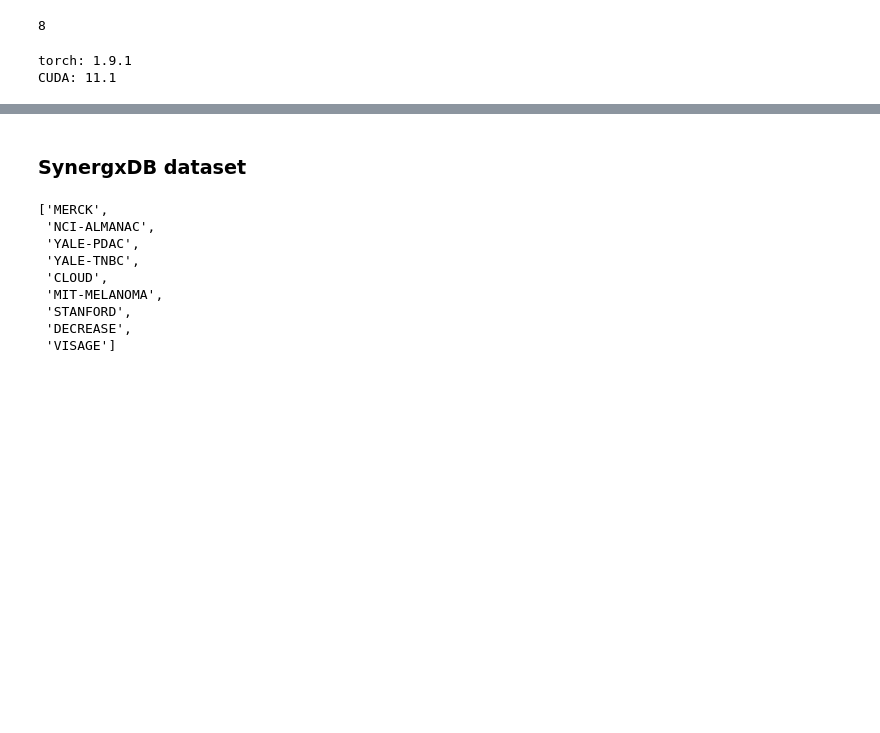
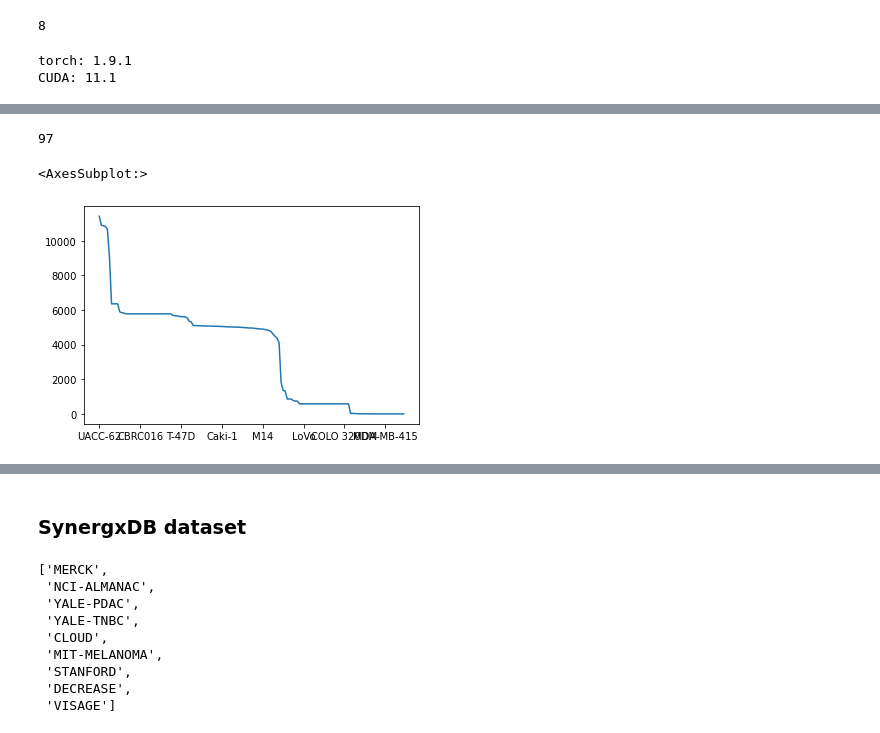
Before and after one commit to uzh-dqbm-cmi/graphnn, a Jupyter notebook: notebooks/DeepAdr_dataset-SynergxDB.ipynb, the cells around one changed output, grey strips where cells are left out. Cells and saved outputs as stored; diff of their text form; code cells hidden in the pictures; blank space fills up the shorter version.

```diff
--- a/notebooks/DeepAdr_dataset-SynergxDB.ipynb
+++ b/notebooks/DeepAdr_dataset-SynergxDB.ipynb
@@ -76,0 +79,5 @@ CUDA: 11.1
+# %%
+import glob
+
+synergx_ds_files = glob.glob('../data/synergxdb/API/ds*sed.txt')
+synergx_ds_files
@@ -76,0 +94,3 @@ CUDA: 11.1
+# %%
+df_synergxdb = pd.concat([pd.read_json(dsfile) for dsfile in synergx_ds_files], axis=0)
+df_synergxdb
@@ -76,0 +228,10 @@ CUDA: 11.1
+# %%
+cosmic_found = list(df_cosmic_found.Cosmic_ID.astype(int))
+len(cosmic_found)
+# %% [output]
+97
+# %%
+df_synergxdb.sampleName.value_counts().plot()
+# %% [output]
+<AxesSubplot:>
+[figure, added]
```
Also changed, not shown: parts of 28 cells of this notebook, 3 other files.
